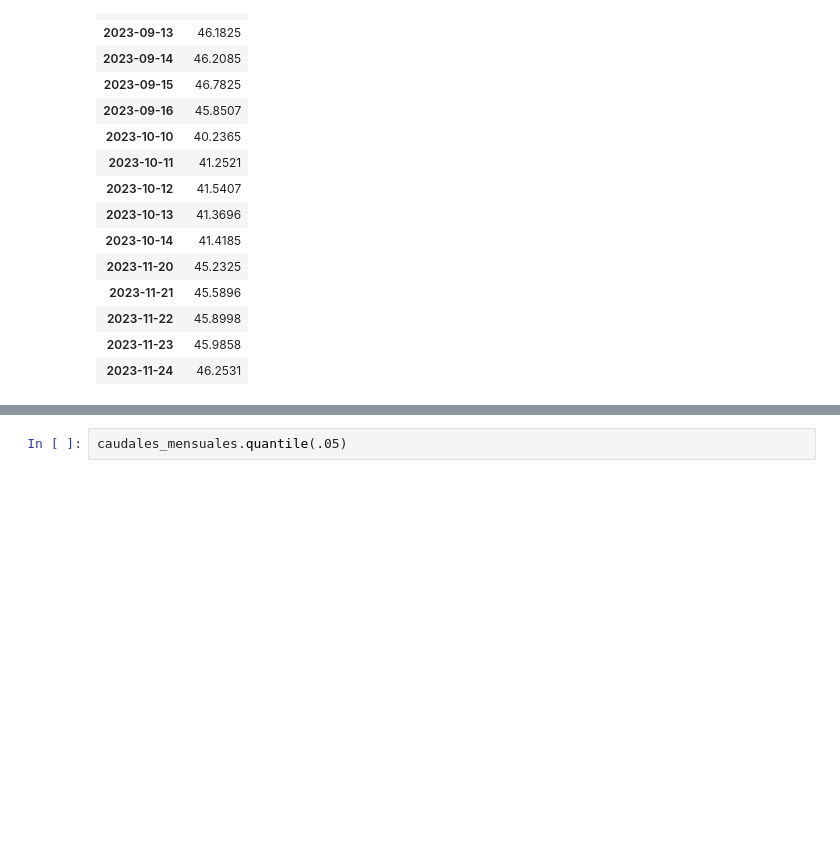
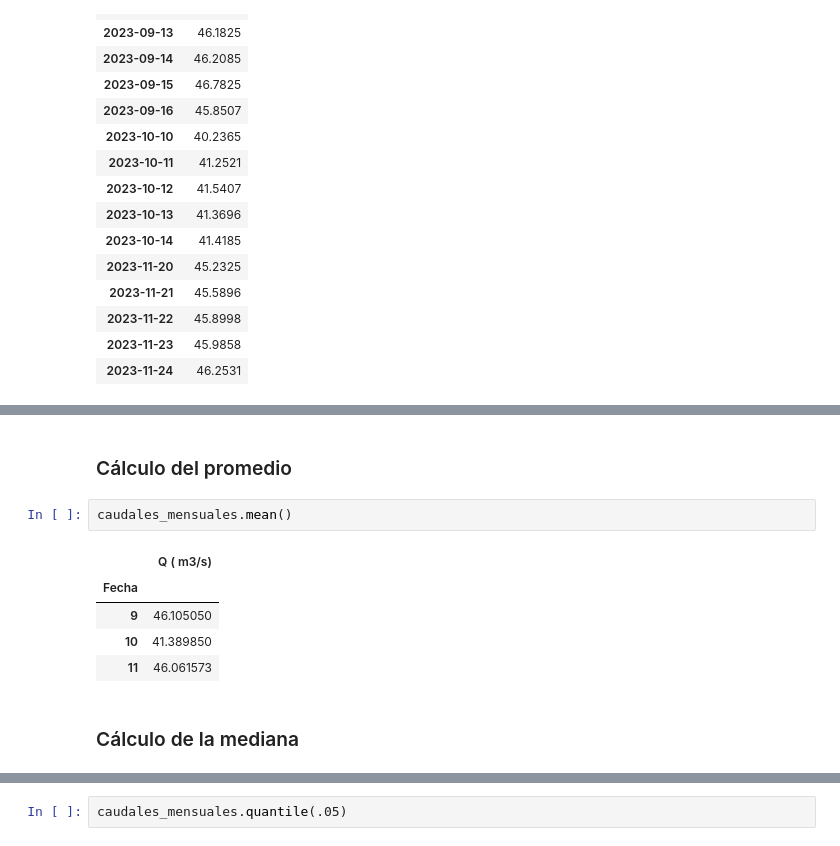
Before and after one commit to reaperjason/python-caudal, a Jupyter notebook: Caudal ecológico con python.ipynb, the cells around one changed output, grey strips where cells are left out. Cells and saved outputs as stored; diff of their text form; blank space fills up the shorter version.

```diff
--- a/Caudal ecológico con python.ipynb
+++ b/Caudal ecológico con python.ipynb
@@ -68,0 +96,12 @@ caudales_mensuales.head()
+# %% [markdown]
+### Cálculo del promedio
+# %%
+caudales_mensuales.mean()
+# %% [output]
+|  | Q ( m3/s) |
+| Fecha |  |
+| 9 | 46.105050 |
+| 10 | 41.389850 |
+| 11 | 46.061573 |
+# %% [markdown]
+### Cálculo de la mediana
```
Also changed, not shown: parts of 29 cells of this notebook.
